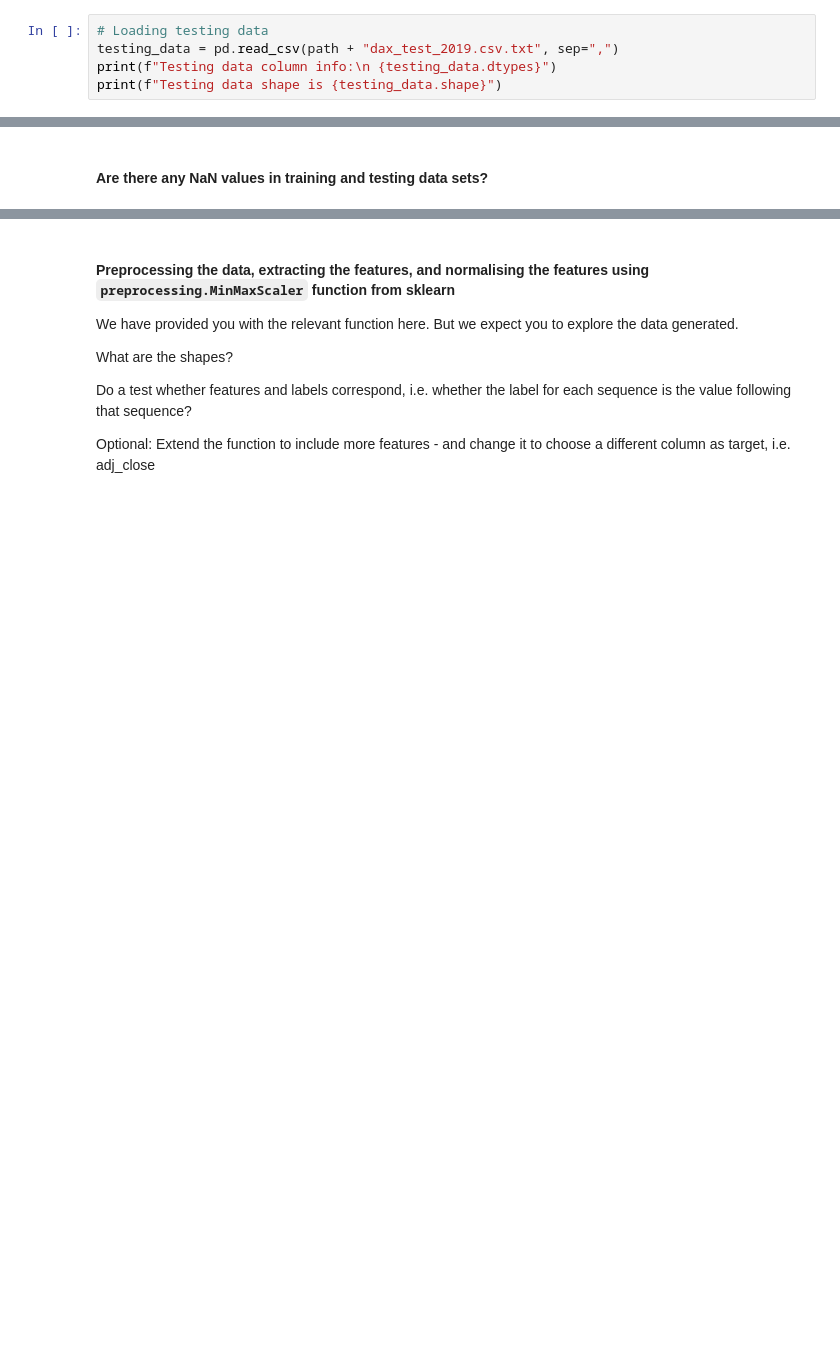
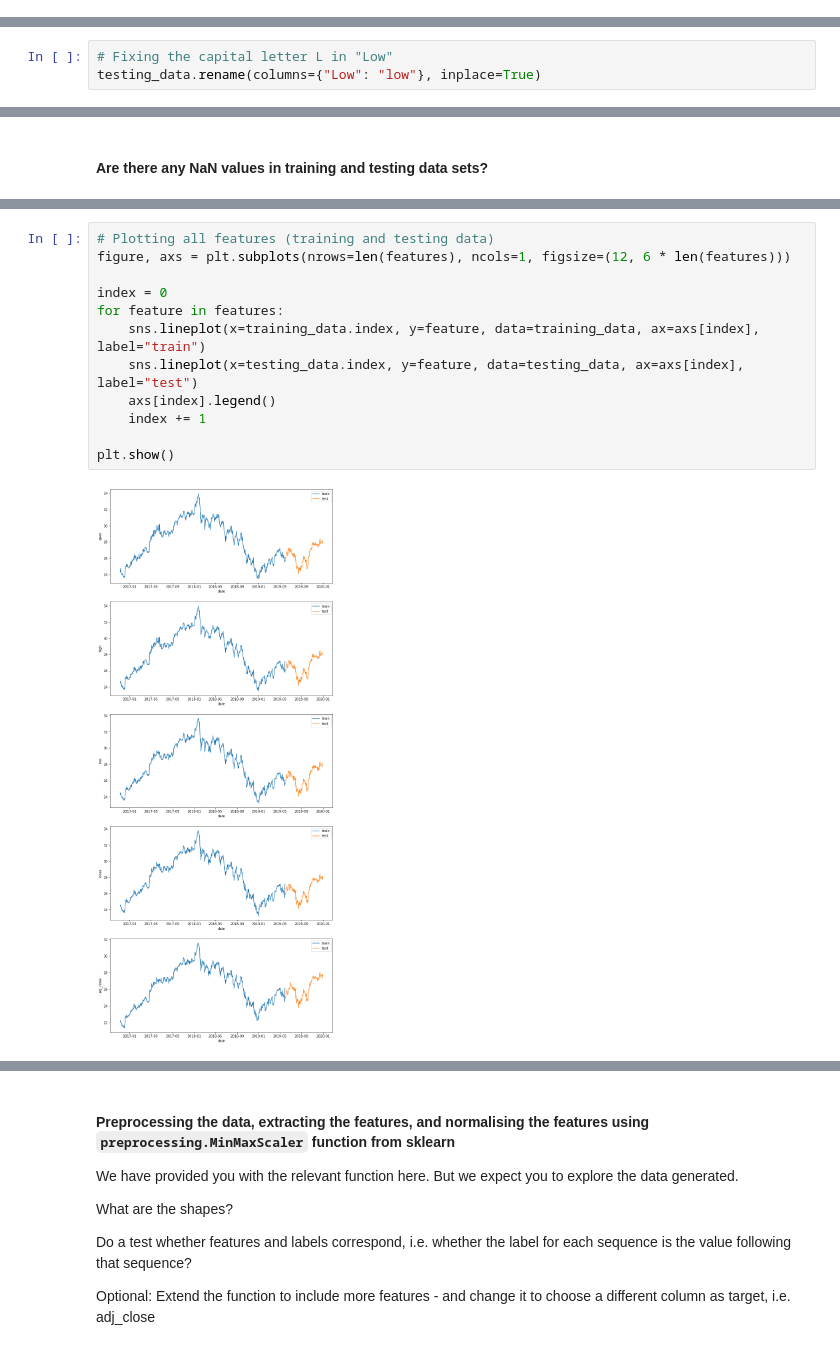
Before and after one commit to peto-ivanov/gda, a Jupyter notebook: quests/RNN-quest_stock_prediction.ipynb, the cells around one changed output, grey strips where cells are left out. Drawn from its saved outputs; the diff is of its cells as text; blank space fills up the shorter version.

```diff
--- a/quests/RNN-quest_stock_prediction.ipynb
+++ b/quests/RNN-quest_stock_prediction.ipynb
@@ -37,5 +63,0 @@ Training data shape is (644, 7)
-# %%
-# Loading testing data
-testing_data = pd.read_csv(path + "dax_test_2019.csv.txt", sep=",")
-print(f"Testing data column info:\n {testing_data.dtypes}")
-print(f"Testing data shape is {testing_data.shape}")
@@ -52,0 +76,3 @@ Testing data shape is (148, 7)
+# %%
+# Fixing the capital letter L in "Low"
+testing_data.rename(columns={"Low": "low"}, inplace=True)
@@ -54,0 +147,14 @@ Testing data shape is (148, 7)
+# %%
+# Plotting all features (training and testing data)
+figure, axs = plt.subplots(nrows=len(features), ncols=1, figsize=(12, 6 * len(features)))
+
+index = 0
+for feature in features:
+    sns.lineplot(x=training_data.index, y=feature, data=training_data, ax=axs[index], label="train")
+    sns.lineplot(x=testing_data.index, y=feature, data=testing_data, ax=axs[index], label="test")
+    axs[index].legend()
+    index += 1
+
+plt.show()
+# %% [output]
+[figure, added]
```
Also changed, not shown: parts of 50 cells of this notebook.
